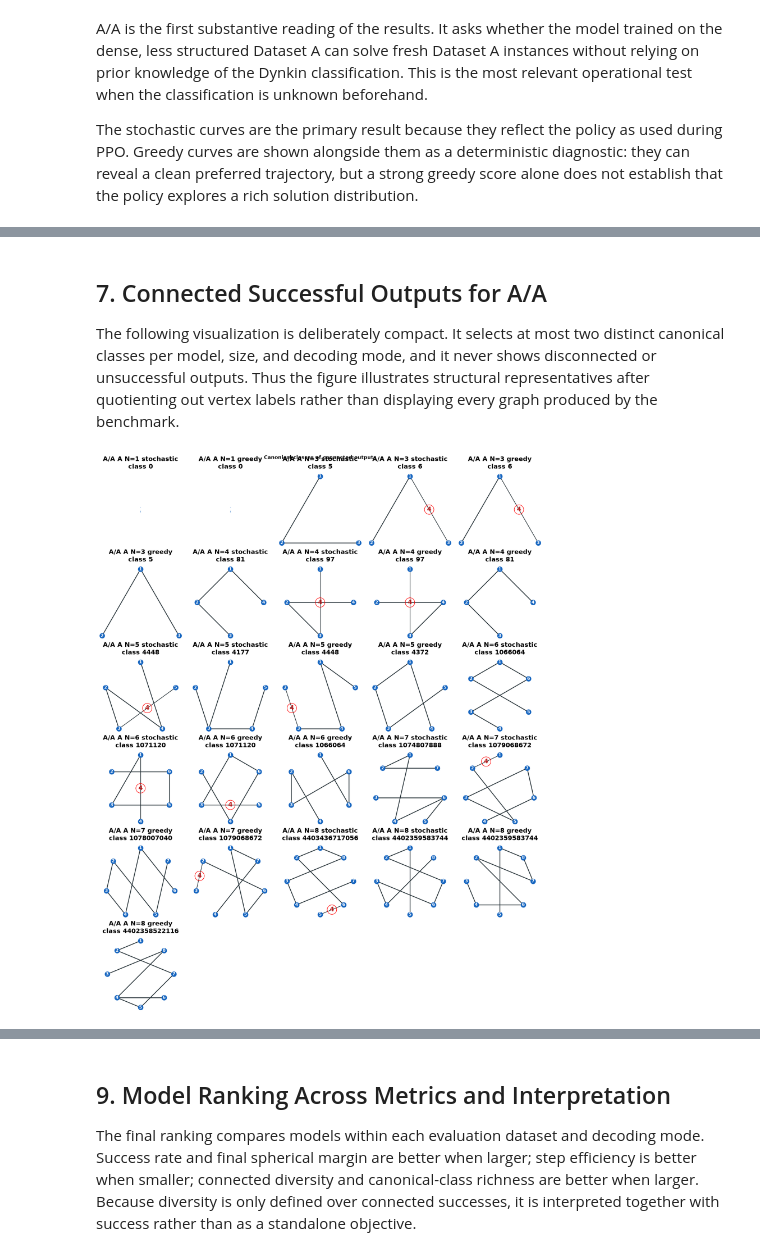
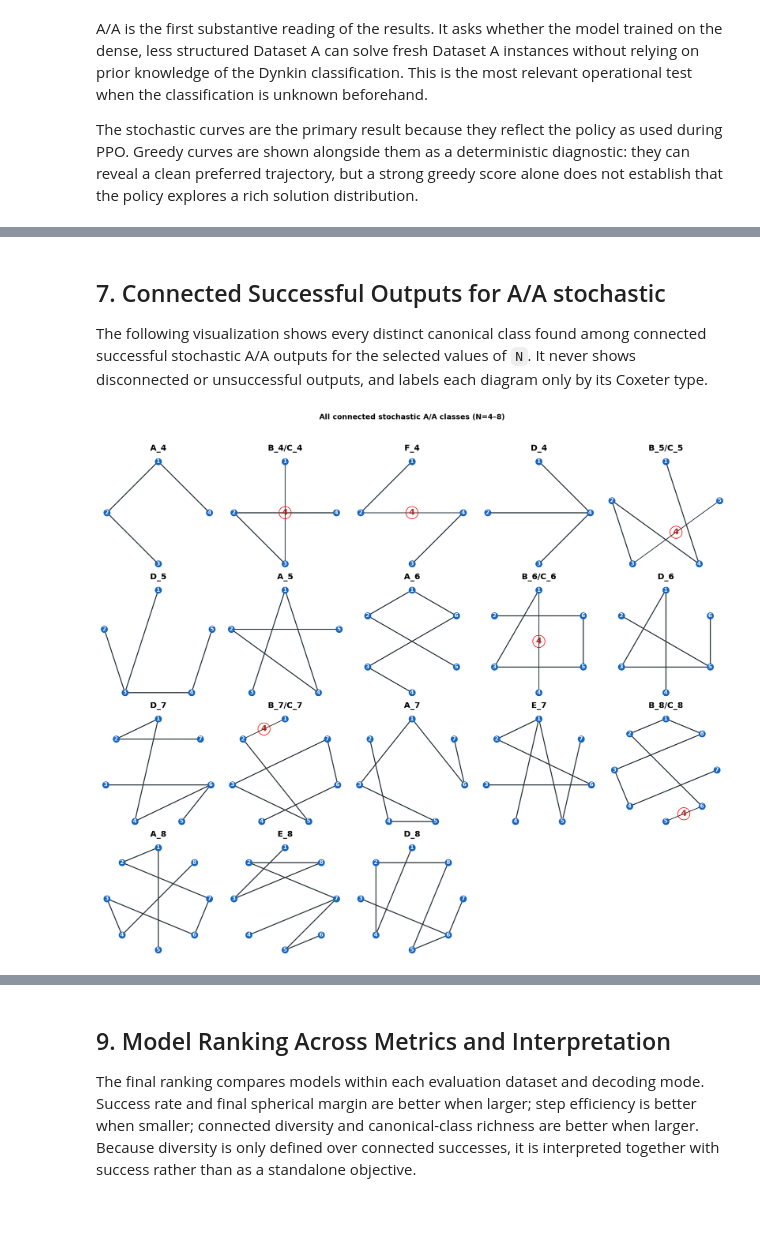
Before and after one commit to Caioriqui/AI-testing-in-Flag-Manifolds, a Jupyter notebook: notebooks/04_model_inference_comparison.ipynb, the cells around one changed output, grey strips where cells are left out. Drawn from its saved outputs; the diff is of its cells as text; code cells hidden in the pictures; blank space fills up the shorter version.

Commit message:
Adjusting graphs/tables on 04

```diff
--- a/notebooks/04_model_inference_comparison.ipynb
+++ b/notebooks/04_model_inference_comparison.ipynb
@@ -48,7 +48,8 @@ RESULTS_DIR = project_root / "results" / "inference_evaluation_comparison"
 RESULTS_DIR.mkdir(parents=True, exist_ok=True)
 DATASETS = ("A", "B")
 MODES = ("stochastic", "greedy")
-N_VALUES = tuple(range(1, N_MAX + 1))
+MIN_ANALYSIS_N = 2  # N=1 is a dummy case, not an inference evaluation.
+N_VALUES = tuple(range(MIN_ANALYSIS_N, N_MAX + 1))
 EPISODES_PER_COMBINATION = 100
 PILOT_EPISODES = 2
 RUN_FULL_EVALUATION = True
@@ -226,8 +227,9 @@ Each rollout records the complete trajectory, final diagram, action count, succe
 # %%
 episodes_per_combination = EPISODES_PER_COMBINATION if RUN_FULL_EVALUATION else PILOT_EPISODES
 episodes = run_evaluation(episodes_per_combination)
+episodes = episodes.loc[episodes["n_active"] >= MIN_ANALYSIS_N].copy()
 episodes["coxeter_type"] = episodes["coxeter_type"].map(normalize_type)
 summary = summarize_episodes(episodes)
-print(f"Collected {len(episodes):,} episodes across {len(summary):,} condition-size-mode groups.")
+print(f"Collected {len(episodes):,} episodes across {len(summary):,} condition-size-mode groups (N >= {MIN_ANALYSIS_N}).")
 summary.head()
 # %% [output]
@@ -384,7 +384,7 @@ aa_summary[[
 # %% [markdown]
-## 7. Connected Successful Outputs for A/A
+## 7. Connected Successful Outputs for A/A stochastic
 
-The following visualization is deliberately compact. It selects at most two distinct canonical classes per model, size, and decoding mode, and it never shows disconnected or unsuccessful outputs. Thus the figure illustrates structural representatives after quotienting out vertex labels rather than displaying every graph produced by the benchmark.
+The following visualization shows every distinct canonical class found among connected successful stochastic A/A outputs for the selected values of `N`. It never shows disconnected or unsuccessful outputs, and labels each diagram only by its Coxeter type.
 # %%
 from src.coxeter import edge_list
 
@@ -401,45 +401,76 @@ def draw_diagram(axis, matrix: np.ndarray, title: str) -> None:
             color="#263238",
             linewidth=2.4 if label == 3 else 1.8,
             linestyle="-" if label in (3, 4) else "--",
             zorder=1,
         )
         if label != 3:
             midpoint = (positions[i] + positions[j]) / 2
-            axis.text(midpoint[0], midpoint[1], str(label), fontsize=20, fontweight="bold", ha="center", va="center", color="#b71c1c",
+            axis.text(
+                midpoint[0], midpoint[1], str(label),
+                fontsize=20, fontweight="bold", ha="center", va="center",
+                color="#b71c1c",
                 bbox={
                     "boxstyle": "circle,pad=0.25",
                     "facecolor": "none",
                     "edgecolor": "red",
                     "linewidth": 1.5,
-                }, zorder=4,  )
+                },
+                zorder=4,
+            )
     axis.scatter(positions[:, 0], positions[:, 1], s=260, color="#1565c0", zorder=2)
     for index, (x_coord, y_coord) in enumerate(positions):
-        axis.text(x_coord, y_coord, str(index + 1), color="white", ha="center", va="center", fontsize=14, fontweight="bold", zorder=3)
+        axis.text(
+            x_coord, y_coord, str(index + 1), color="white", ha="center", va="center",
+            fontsize=14, fontweight="bold", zorder=3,
+        )
     axis.set_title(title, fontsize=20, fontweight="bold", pad=14)
     axis.set_aspect("equal")
     axis.axis("off")
 
 
-def plot_aa_representatives(episodes_frame: pd.DataFrame, per_group: int = 2) -> None:
+def plot_aa_stochastic_representatives(
+    episodes_frame: pd.DataFrame,
+    n_values: tuple[int, ...] = (4, 5, 6, 7, 8),
+) -> None:
     candidates = connected_successes(episodes_frame)
-    candidates = candidates[candidates["condition"] == "A/A"]
-    candidates = candidates.drop_duplicates(["model", "n_active", "mode", "canonical_code"])
-    candidates = candidates.groupby(["model", "n_active", "mode"], group_keys=False).head(per_group)
+    candidates = candidates[
+        (candidates["condition"] == "A/A")
+        & (candidates["mode"] == "stochastic")
+        & (candidates["n_active"].isin(n_values))
+    ]
+    candidates = candidates.drop_duplicates(
+        ["model", "n_active", "canonical_code"]
+    )
+
     if candidates.empty:
-        print("No connected A/A successes are available for visualization.")
+        print("No connected stochastic A/A successes are available for the selected N values.")
         return
+
     columns = min(5, len(candidates))
     rows = math.ceil(len(candidates) / columns)
-    figure, axes = plt.subplots(rows, columns, figsize=(4.0 * columns, 4.2 * rows), squeeze=False)
+    figure, axes = plt.subplots(
+        rows,
+        columns,
+        figsize=(4.4 * columns, 4.8 * rows),
+        squeeze=False,
+    )
+
     for axis, (_, row) in zip(axes.flat, candidates.iterrows()):
-        title = f"A/A {row['model']} N={row['n_active']} {row['mode']}\nclass {int(row['canonical_code'])}"
-        draw_diagram(axis, row["final_diagram"], title)
+        dynkin_type = normalize_type(row["coxeter_type"]) or "Unknown"
+        draw_diagram(axis, row["final_diagram"], dynkin_type)
+
     for axis in axes.flat[len(candidates):]:
         axis.axis("off")
-    figure.suptitle("Canonical classes of connected outputs", fontsize=16, fontweight="bold")
-    figure.tight_layout()
+
+    figure.suptitle(
+        "All connected stochastic A/A classes (N=4–8)",
+        fontsize=18,
+        fontweight="bold",
+    )
+    figure.tight_layout(pad=2.0, rect=(0, 0, 1, 0.96))
     plt.show()
 
-plot_aa_representatives(episodes)
+
+plot_aa_stochastic_representatives(episodes)
 # %% [output]
-[figure, old version]
+[figure, new version]
```
Also changed, not shown: parts of 11 cells of this notebook.
